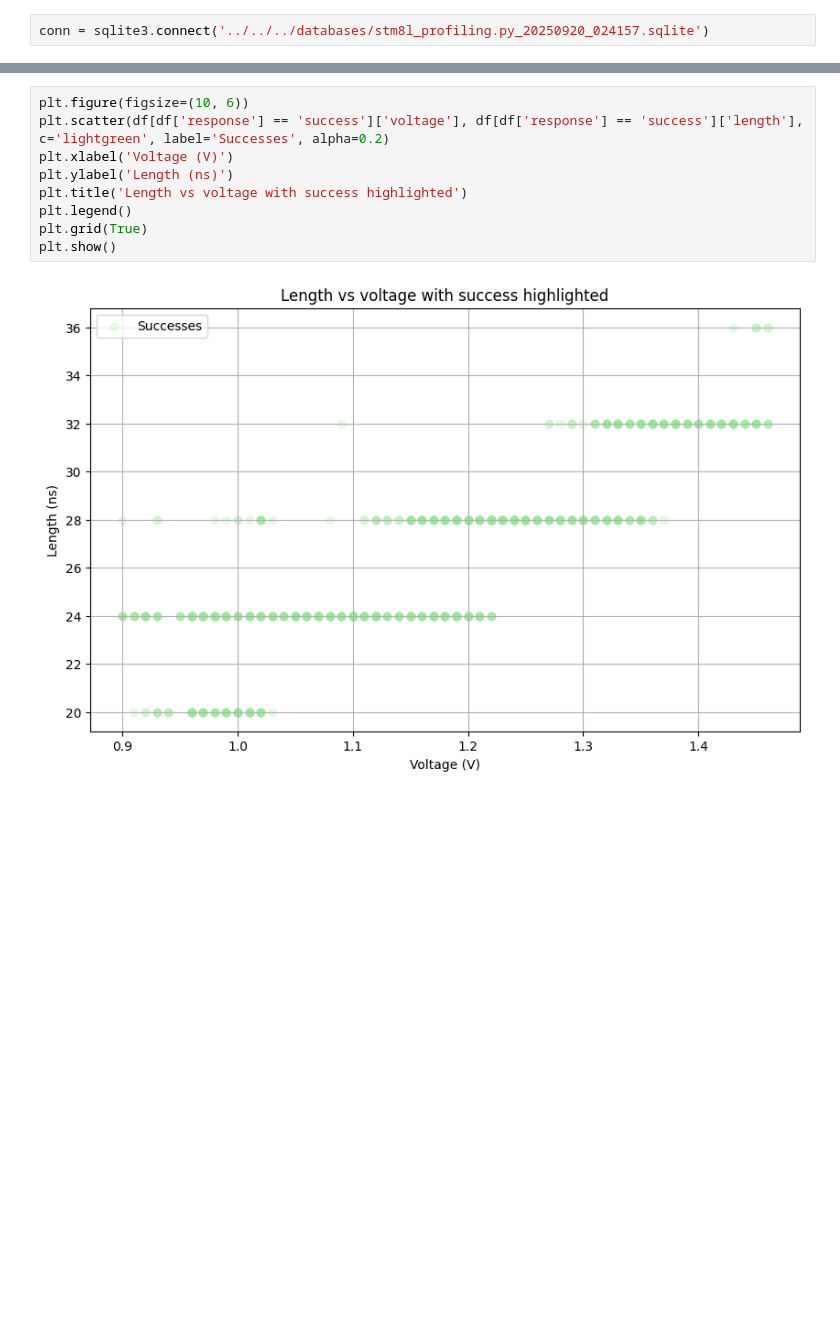
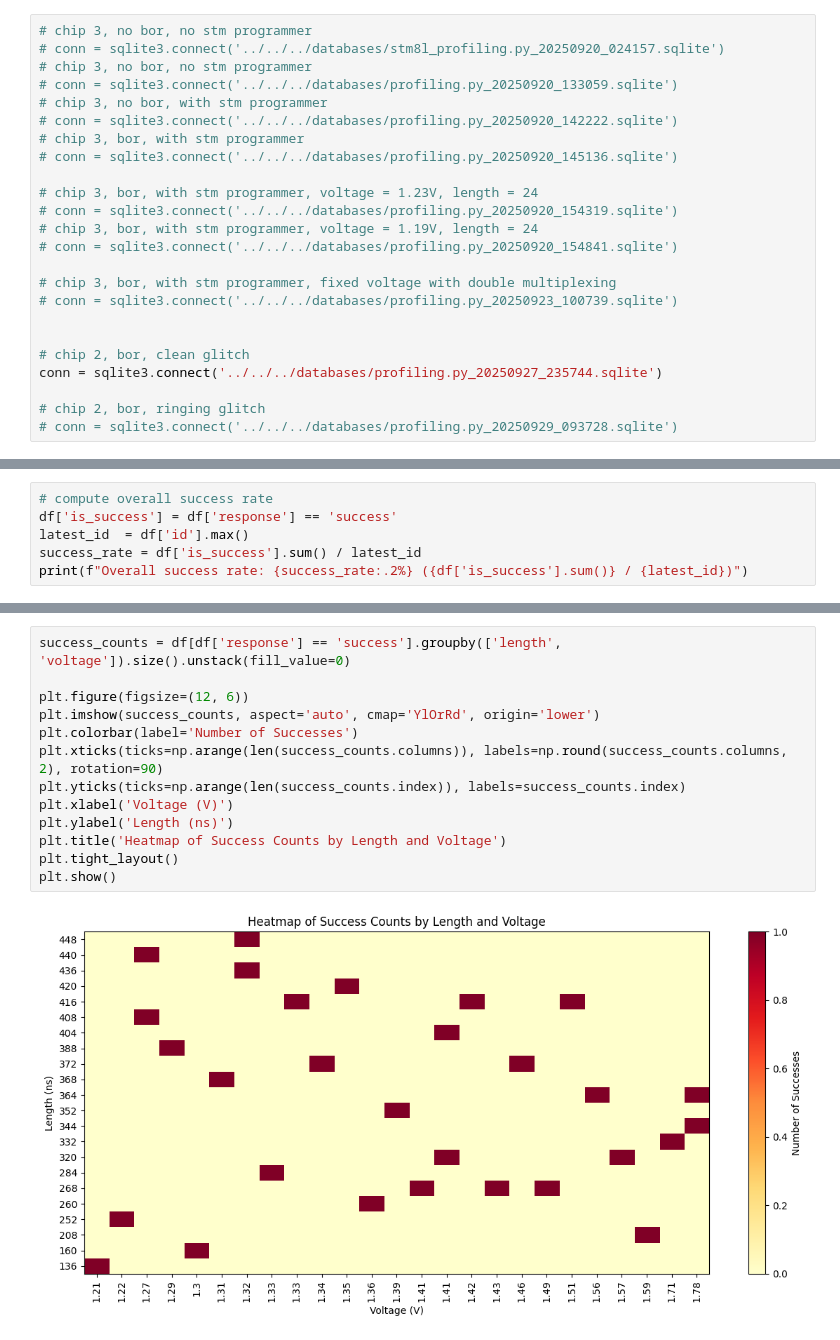
Before and after one commit to christiangroothuis/fault-injection-library, a Jupyter notebook: projects/stm8l/analysis/voltage_length_search.ipynb, the cells around one changed output, grey strips where cells are left out. Saved outputs shown, nothing was run; the diff lists cells and outputs as text; blank space fills up the shorter version.

Commit message:
Update voltage length search nb

```diff
--- a/projects/stm8l/analysis/voltage_length_search.ipynb
+++ b/projects/stm8l/analysis/voltage_length_search.ipynb
@@ -6,5 +7,27 @@ import sqlite3
 # %%
-conn = sqlite3.connect('../../../databases/stm8l_profiling.py_20250920_024157.sqlite')
+# chip 3, no bor, no stm programmer
+# conn = sqlite3.connect('../../../databases/stm8l_profiling.py_20250920_024157.sqlite')
+# chip 3, no bor, no stm programmer
+# conn = sqlite3.connect('../../../databases/profiling.py_20250920_133059.sqlite')
+# chip 3, no bor, with stm programmer
+# conn = sqlite3.connect('../../../databases/profiling.py_20250920_142222.sqlite')
+# chip 3, bor, with stm programmer
+# conn = sqlite3.connect('../../../databases/profiling.py_20250920_145136.sqlite')
+
+# chip 3, bor, with stm programmer, voltage = 1.23V, length = 24
+# conn = sqlite3.connect('../../../databases/profiling.py_20250920_154319.sqlite')
+# chip 3, bor, with stm programmer, voltage = 1.19V, length = 24
+# conn = sqlite3.connect('../../../databases/profiling.py_20250920_154841.sqlite')
+
+# chip 3, bor, with stm programmer, fixed voltage with double multiplexing
+# conn = sqlite3.connect('../../../databases/profiling.py_20250923_100739.sqlite')
+
+
+# chip 2, bor, clean glitch
+conn = sqlite3.connect('../../../databases/profiling.py_20250927_235744.sqlite')
+
+# chip 2, bor, ringing glitch
+# conn = sqlite3.connect('../../../databases/profiling.py_20250929_093728.sqlite')
 # %%
 df = pd.read_sql("SELECT * FROM experiments", conn)
 
@@ -36 +66,7 @@ voltage  length
 dtype: int64
+# %%
+# compute overall success rate
+df['is_success'] = df['response'] == 'success'
+latest_id  = df['id'].max()
+success_rate = df['is_success'].sum() / latest_id
+print(f"Overall success rate: {success_rate:.2%} ({df['is_success'].sum()} / {latest_id})")
@@ -37,11 +97,15 @@ dtype: int64
 # %%
-plt.figure(figsize=(10, 6))
-plt.scatter(df[df['response'] == 'success']['voltage'], df[df['response'] == 'success']['length'], c='lightgreen', label='Successes', alpha=0.2)
+success_counts = df[df['response'] == 'success'].groupby(['length', 'voltage']).size().unstack(fill_value=0)
+
+plt.figure(figsize=(12, 6))
+plt.imshow(success_counts, aspect='auto', cmap='YlOrRd', origin='lower')
+plt.colorbar(label='Number of Successes')
+plt.xticks(ticks=np.arange(len(success_counts.columns)), labels=np.round(success_counts.columns, 2), rotation=90)
+plt.yticks(ticks=np.arange(len(success_counts.index)), labels=success_counts.index)
 plt.xlabel('Voltage (V)')
 plt.ylabel('Length (ns)')
-plt.title('Length vs voltage with success highlighted')
-plt.legend()
-plt.grid(True)
+plt.title('Heatmap of Success Counts by Length and Voltage')
+plt.tight_layout()
 plt.show()
 # %% [output]
-[figure, old version]
+[figure, new version]
```
Also changed, not shown: parts of 10 cells of this notebook.
